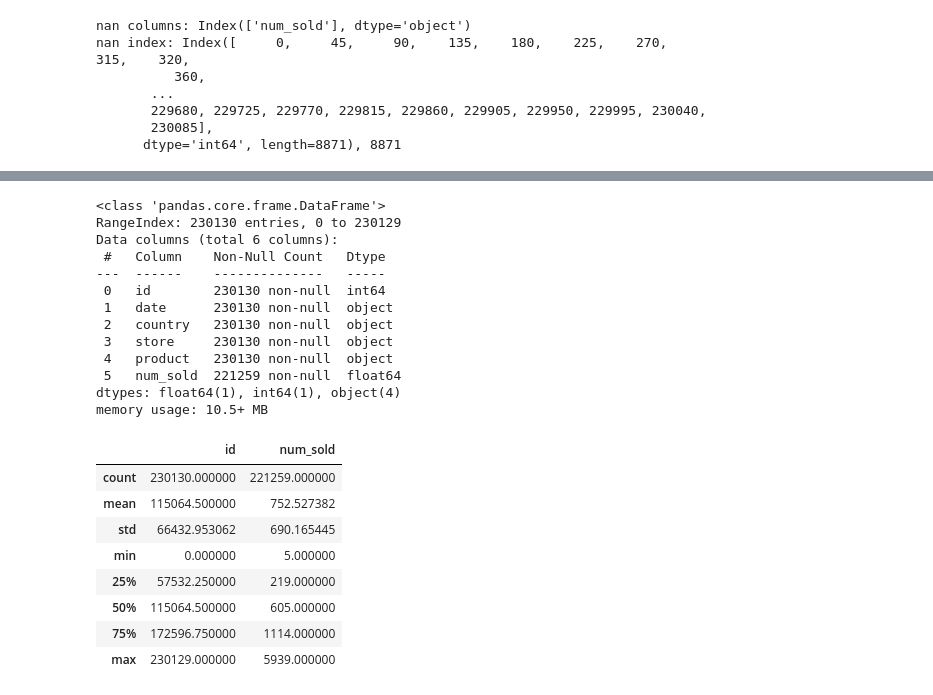
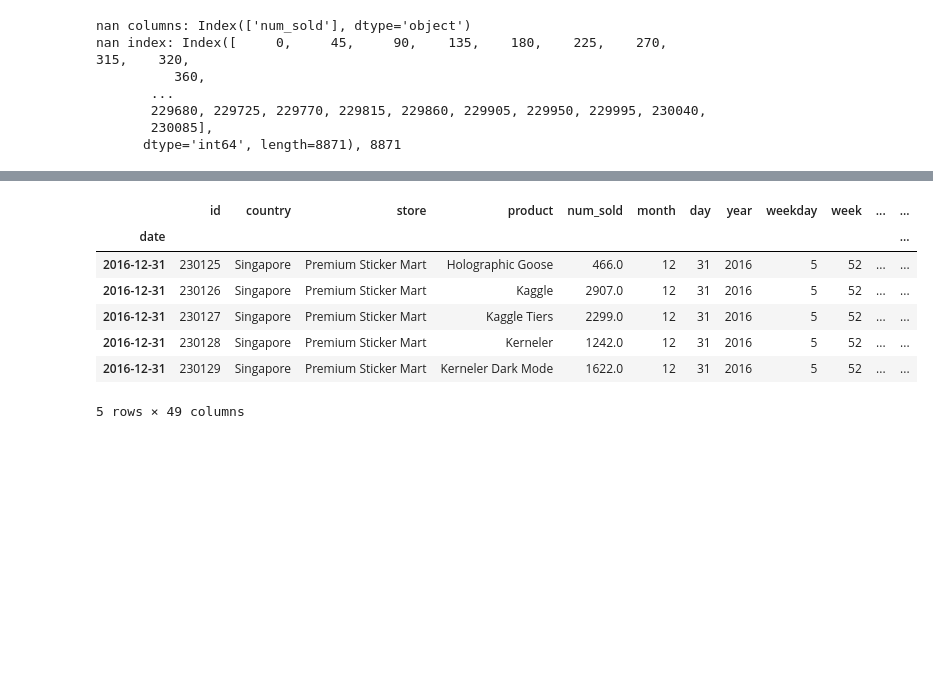
Before and after one commit to YHTR0257/forecasting_sticker_sales, a Jupyter notebook: notebooks/001.ipynb, the cells around one changed output, grey strips where cells are left out. Cells and saved outputs as stored; diff of their text form; code cells hidden in the pictures; blank space fills up the shorter version.

Commit message:
feat: Add interval stats to train data

```diff
--- a/notebooks/001.ipynb
+++ b/notebooks/001.ipynb
@@ -7,0 +102,3 @@ nb_name = '001'
+# %%
+# Nan check
+with open(f'../docs/{nb_name}_nan_check.txt', 'w') as f:
@@ -54,29 +146,38 @@ test_df.head()
-# %%
-test_df.info()
-test_df.describe()
-# %% [output]
-<class 'pandas.core.frame.DataFrame'>
-RangeIndex: 230130 entries, 0 to 230129
-Data columns (total 6 columns):
- #   Column    Non-Null Count   Dtype
----  ------    --------------   -----
- 0   id        230130 non-null  int64
- 1   date      230130 non-null  object
- 2   country   230130 non-null  object
- 3   store     230130 non-null  object
- 4   product   230130 non-null  object
- 5   num_sold  221259 non-null  float64
-dtypes: float64(1), int64(1), object(4)
-memory usage: 10.5+ MB
-|  | id | num_sold |
-| count | 230130.000000 | 221259.000000 |
-| mean | 115064.500000 | 752.527382 |
-| std | 66432.953062 | 690.165445 |
-| min | 0.000000 | 5.000000 |
-| 25% | 57532.250000 | 219.000000 |
-| 50% | 115064.500000 | 605.000000 |
-| 75% | 172596.750000 | 1114.000000 |
-| max | 230129.000000 | 5939.000000 |
+# %%
+test_df1 = test_df.copy()
+# mean_df1 = pd.DataFrame(test_df1['num_sold'].resample('10D').mean())
+# mean_df1['to_dt'] = mean_df1.index
+# for idx in mean_df1.index:
+#     mean_df1.loc[idx, 'from_dt'] = mean_df1.loc[idx, 'to_dt'] - relativedelta(days=10)
+#     mask = (test_df1.index > mean_df1.loc[idx, 'from_dt']) & (test_df1.index <= mean_df1.loc[idx, 'to_dt'])
+#     test_df1.loc[mask, 'num_sold_10day'] = mean_df1.loc[idx, 'num_sold']
+
+intervals = [['10D', 10],['YE', 365]]
+for interval in intervals:
+    mean_df = pd.DataFrame(test_df['num_sold'].resample(interval[0]).mean())
+    mean_df['to_dt'] = mean_df.index
+    for idx in mean_df.index:
+        mean_df.loc[idx, 'from_dt'] = mean_df.loc[idx, 'to_dt'] - relativedelta(days=interval[1])
+        mask = (test_df1.index > mean_df.loc[idx, 'from_dt']) & (test_df1.index <= mean_df.loc[idx, 'to_dt'])
+        test_df1.loc[mask, f'num_sold_{interval[0]}'] = mean_df.loc[idx, 'num_sold']
+
+display(test_df1.tail())
+
+# mean_df2 = pd.DataFrame(test_df['num_sold'].resample('YE').mean())
+# mean_df2['to_dt'] = mean_df2.index
+# for idx in mean_df2.index:
+#     mean_df2.loc[idx, 'from_dt_day'] = mean_df2.loc[idx, 'to_dt'] - relativedelta(days=365)
+#     mask = (test_df1.index > mean_df2.loc[idx, 'from_dt_day']) & (test_df1.index <= mean_df2.loc[idx, 'to_dt'])
+#     test_df1.loc[mask, 'num_sold_year'] = mean_df2.loc[idx, 'num_sold']
+# %% [output]
+|  | id | country | store | product | num_sold | month | day | year | weekday | week | ... | ... |
+| date |  |  |  |  |  |  |  |  |  |  |  | ... |
+| 2016-12-31 | 230125 | Singapore | Premium Sticker Mart | Holographic Goose | 466.0 | 12 | 31 | 2016 | 5 | 52 | ... | ... |
+| 2016-12-31 | 230126 | Singapore | Premium Sticker Mart | Kaggle | 2907.0 | 12 | 31 | 2016 | 5 | 52 | ... | ... |
+| 2016-12-31 | 230127 | Singapore | Premium Sticker Mart | Kaggle Tiers | 2299.0 | 12 | 31 | 2016 | 5 | 52 | ... | ... |
+| 2016-12-31 | 230128 | Singapore | Premium Sticker Mart | Kerneler | 1242.0 | 12 | 31 | 2016 | 5 | 52 | ... | ... |
+| 2016-12-31 | 230129 | Singapore | Premium Sticker Mart | Kerneler Dark Mode | 1622.0 | 12 | 31 | 2016 | 5 | 52 | ... | ... |
+5 rows × 49 columns
 # %%
 # print(test_df['num_sold'].resample('10D').mean())
 # print(test_df['num_sold'].resample('YE').sum())
```
Also changed, not shown: parts of 9 cells of this notebook, 2 other files.
